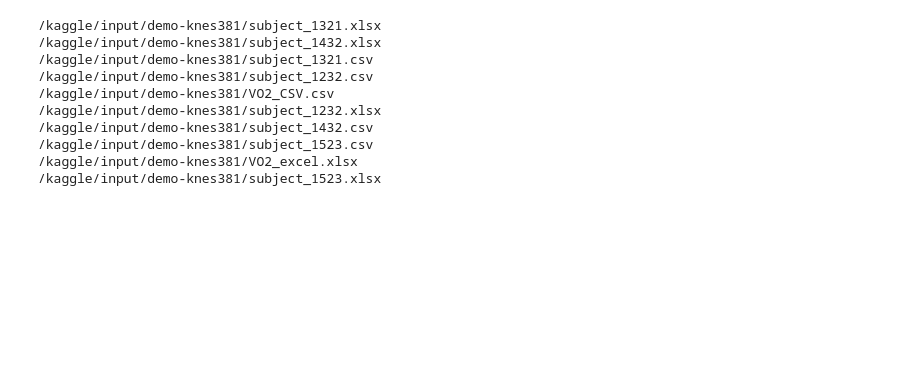
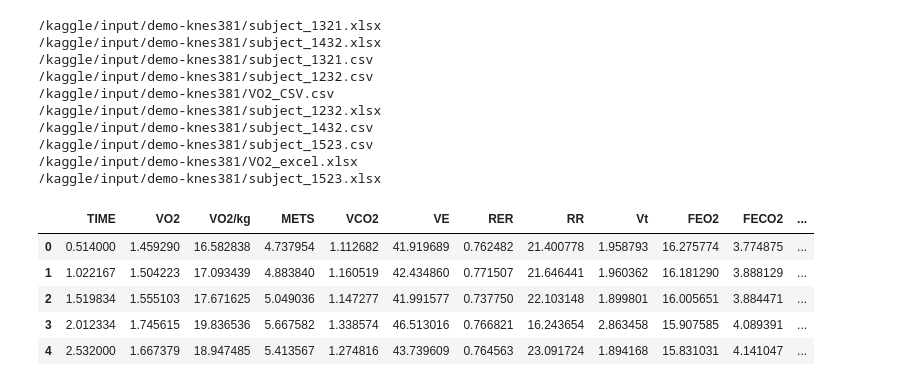
Before and after one commit to lancedward/KNES381, a Jupyter notebook: knes381-subject1523-data-dizon.ipynb, the cells around one changed output. Saved outputs shown, nothing was run; the diff lists cells and outputs as text; code cells hidden in the pictures; blank space fills up the shorter version.

```diff
--- a/knes381-subject1523-data-dizon.ipynb
+++ b/knes381-subject1523-data-dizon.ipynb
@@ -29,0 +39,10 @@ for dirname, _, filenames in os.walk('/kaggle/input'):
+# %%
+df_csv  = pd.read_excel("/kaggle/input/demo-knes381/subject_1523.xlsx", header=[0], skiprows=[1,2,3])
+df_csv.head()
+# %% [output]
+|  | TIME | VO2 | VO2/kg | METS | VCO2 | VE | RER | RR | Vt | FEO2 | FECO2 | ... |
+| 0 | 0.514000 | 1.459290 | 16.582838 | 4.737954 | 1.112682 | 41.919689 | 0.762482 | 21.400778 | 1.958793 | 16.275774 | 3.774875 | ... |
+| 1 | 1.022167 | 1.504223 | 17.093439 | 4.883840 | 1.160519 | 42.434860 | 0.771507 | 21.646441 | 1.960362 | 16.181290 | 3.888129 | ... |
+| 2 | 1.519834 | 1.555103 | 17.671625 | 5.049036 | 1.147277 | 41.991577 | 0.737750 | 22.103148 | 1.899801 | 16.005651 | 3.884471 | ... |
+| 3 | 2.012334 | 1.745615 | 19.836536 | 5.667582 | 1.338574 | 46.513016 | 0.766821 | 16.243654 | 2.863458 | 15.907585 | 4.089391 | ... |
+| 4 | 2.532000 | 1.667379 | 18.947485 | 5.413567 | 1.274816 | 43.739609 | 0.764563 | 23.091724 | 1.894168 | 15.831031 | 4.141047 | ... |
```
Also changed, not shown: parts of 4 cells of this notebook.
